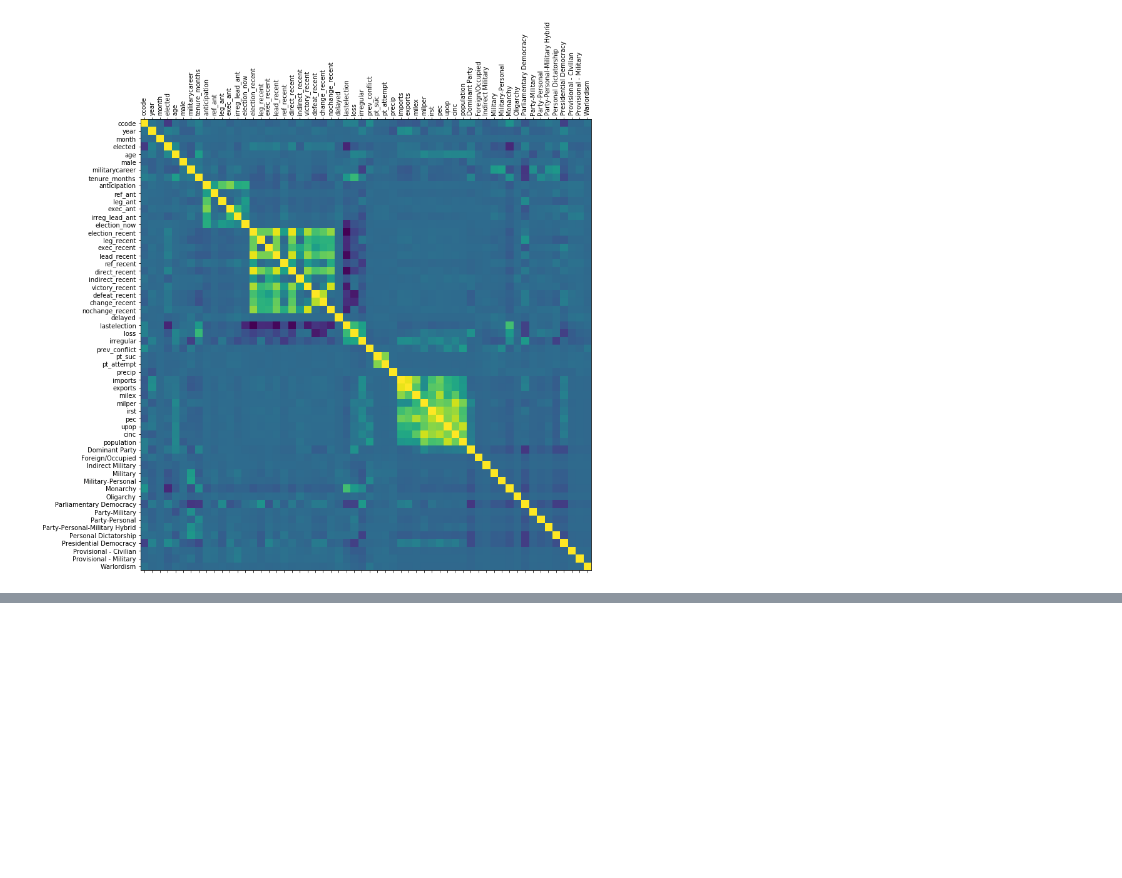
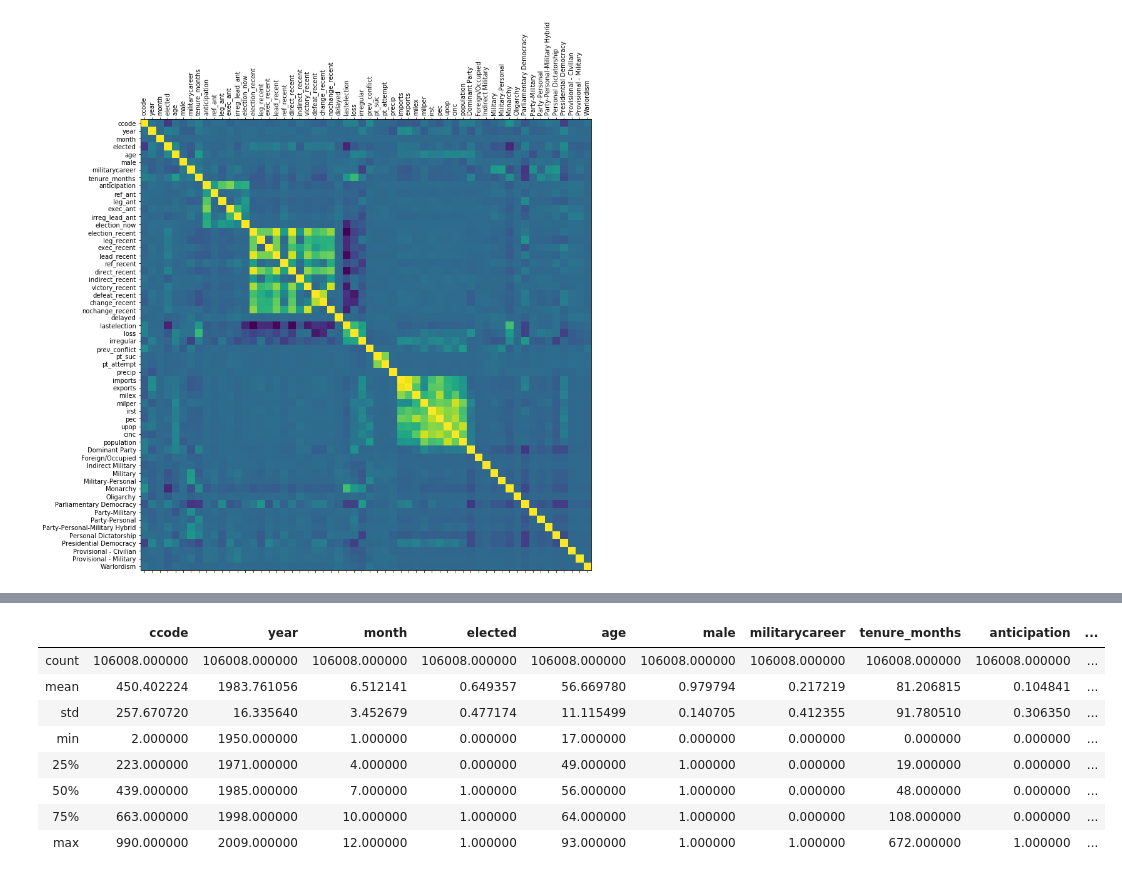
Before and after one commit to taylorjbritt/capstone2, a Jupyter notebook: notebooks/Dummies.ipynb, the cells around one changed output, grey strips where cells are left out. Saved outputs shown, nothing was run; the diff lists cells and outputs as text; code cells hidden in the pictures; blank space fills up the shorter version.

```diff
--- a/notebooks/Dummies.ipynb
+++ b/notebooks/Dummies.ipynb
@@ -343,3 +343,5 @@ def plot_corr(df,size=15):
 plot_corr(df_drop)
 # %% [output]
 [figure]
+# %%
+df_one_hot = df_drop.drop('Parliamentary Democracy', axis =1 )
@@ -345,0 +382,2 @@ plot_corr(df_drop)
+# %%
+df_one_hot['trade balance'] = df_one_hot['exports'] - df_one_hot['imports']
@@ -345,0 +388,12 @@ plot_corr(df_drop)
+# %%
+df_one_hot.describe()
+# %% [output]
+|  | ccode | year | month | elected | age | male | militarycareer | tenure_months | anticipation | ... |
+| count | 106008.000000 | 106008.000000 | 106008.000000 | 106008.000000 | 106008.000000 | 106008.000000 | 106008.000000 | 106008.000000 | 106008.000000 | ... |
+| mean | 450.402224 | 1983.761056 | 6.512141 | 0.649357 | 56.669780 | 0.979794 | 0.217219 | 81.206815 | 0.104841 | ... |
+| std | 257.670720 | 16.335640 | 3.452679 | 0.477174 | 11.115499 | 0.140705 | 0.412355 | 91.780510 | 0.306350 | ... |
+| min | 2.000000 | 1950.000000 | 1.000000 | 0.000000 | 17.000000 | 0.000000 | 0.000000 | 0.000000 | 0.000000 | ... |
+| 25% | 223.000000 | 1971.000000 | 4.000000 | 0.000000 | 49.000000 | 1.000000 | 0.000000 | 19.000000 | 0.000000 | ... |
+| 50% | 439.000000 | 1985.000000 | 7.000000 | 1.000000 | 56.000000 | 1.000000 | 0.000000 | 48.000000 | 0.000000 | ... |
+| 75% | 663.000000 | 1998.000000 | 10.000000 | 1.000000 | 64.000000 | 1.000000 | 0.000000 | 108.000000 | 0.000000 | ... |
+| max | 990.000000 | 2009.000000 | 12.000000 | 1.000000 | 93.000000 | 1.000000 | 1.000000 | 672.000000 | 1.000000 | ... |
```
Also changed, not shown: parts of 8 cells of this notebook, 2 other files.
